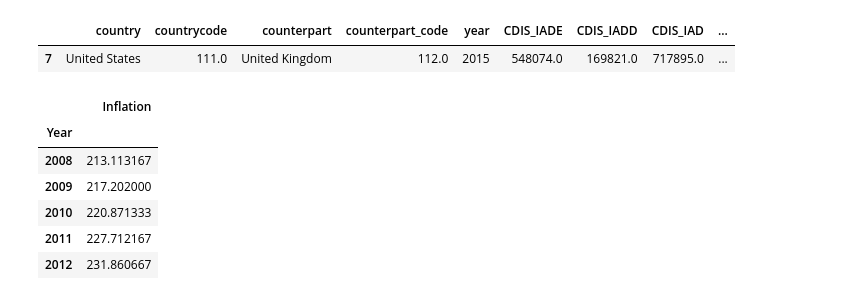
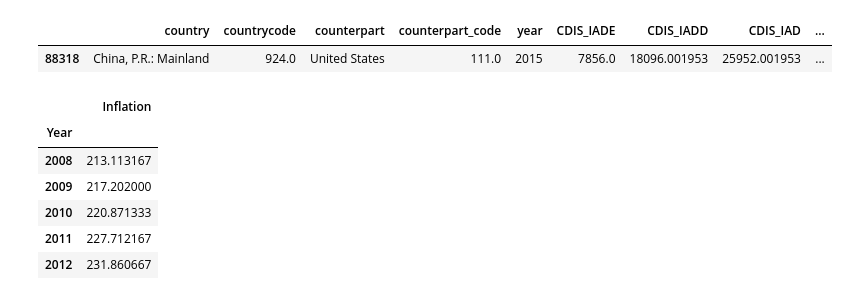
Before and after one commit to dshen1/imf_gff_metwork, a Jupyter notebook: maria_codes/170410_MakeAdjacency_FullDataAllyears-Norm.ipynb, the cells around one changed output. Saved outputs shown, nothing was run; the diff lists cells and outputs as text; code cells hidden in the pictures.

```diff
--- a/maria_codes/170410_MakeAdjacency_FullDataAllyears-Norm.ipynb
+++ b/maria_codes/170410_MakeAdjacency_FullDataAllyears-Norm.ipynb
@@ -10,15 +10,15 @@ import copy
 #import powerlaw
 %matplotlib inline
 # %%
-df = pd.read_stata("../data/0_CPIS_CDIS_BIS_USTIC_merged_fixed4.dta")
+df = pd.read_stata("../data/0_CPIS_CDIS_BIS_USTIC_merged_fixed5.dta")
 df = df.sort_index(by=['country'])
 #by argument to sort_index is deprecated, pls use .sort_values(by=...)
 df = df.fillna(value = 0.)
 # %%
-df[(df.country == 'United States') & (df.counterpart == 'United Kingdom')&(df.year == 2015)]
+df[(df.country == 'China, P.R.: Mainland') & (df.counterpart == 'United States')&(df.year == 2015)]
 # %% [output]
 |  | country | countrycode | counterpart | counterpart_code | year | CDIS_IADE | CDIS_IADD | CDIS_IAD | ... |
-| 7 | United States | 111.0 | United Kingdom | 112.0 | 2015 | 548074.0 | 169821.0 | 717895.0 | ... |
+| 88318 | China, P.R.: Mainland | 924.0 | United States | 111.0 | 2015 | 7856.0 | 18096.001953 | 25952.001953 | ... |
 # %%
 df_inflation = pd.read_csv("../data/USA-PCPIE.csv", index_col="Year")
 df_inflation.head()
```
Also changed, not shown: parts of 43 cells of this notebook, 6 other files.
